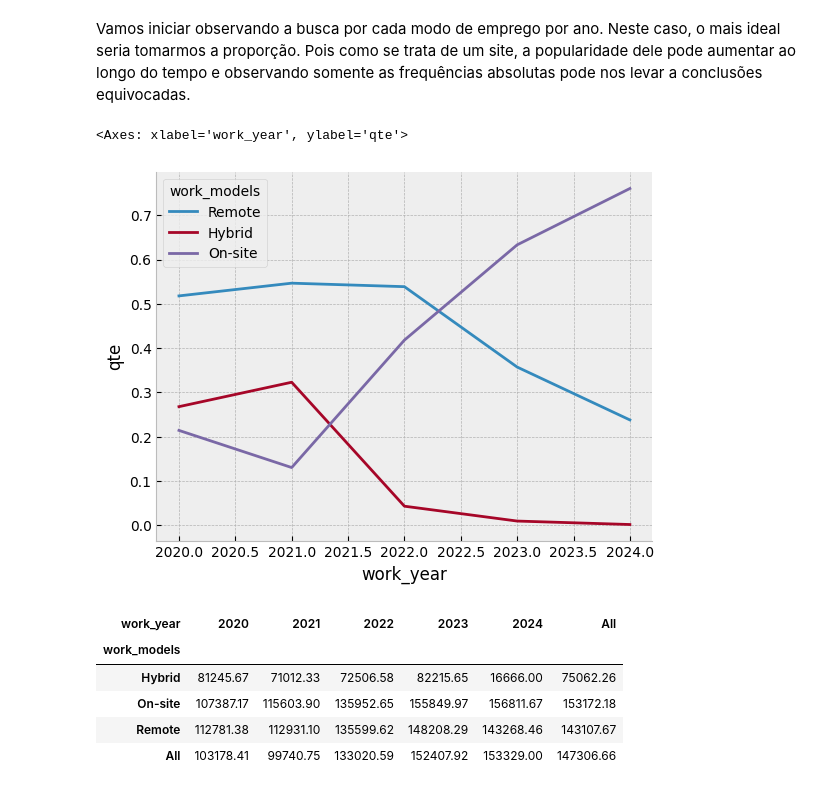
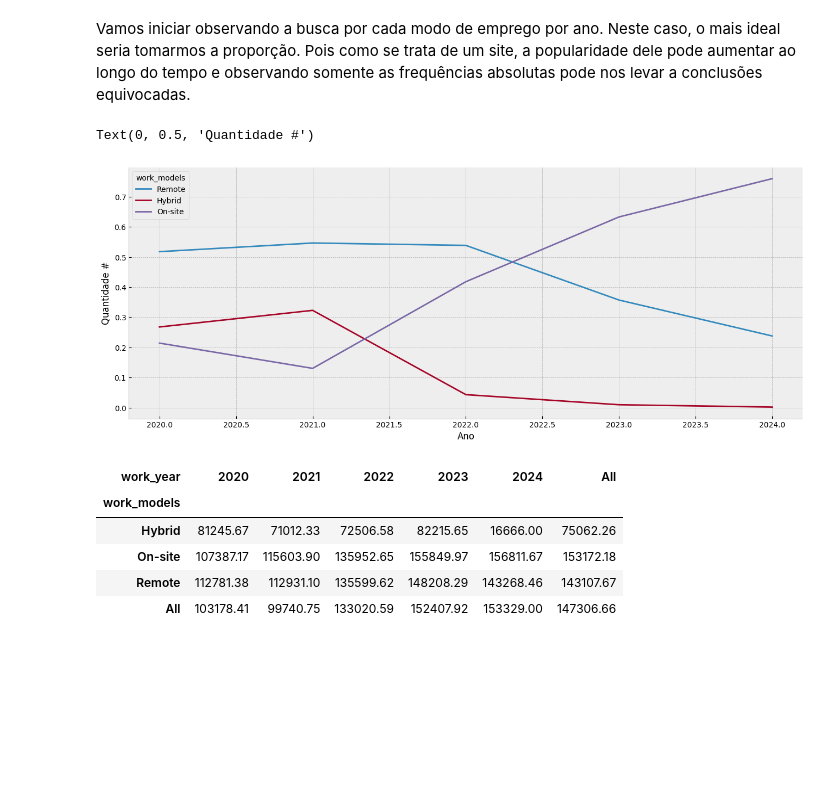
Before and after one commit to Alexandre-Esposte/dive-into-data-careers, a Jupyter notebook: notebook/data_careers_analysis.ipynb, the cells around one changed output. Cells and saved outputs as stored; diff of their text form; code cells hidden in the pictures; blank space fills up the shorter version.

```diff
--- a/notebook/data_careers_analysis.ipynb
+++ b/notebook/data_careers_analysis.ipynb
@@ -62,6 +62,7 @@ import scipy.stats as scstats
 plt.style.use('bmh')
 mpl.rcParams['axes.spines.right'] = False
 mpl.rcParams['axes.spines.top'] = False
+mpl.rcParams['figure.figsize'] = (16, 6)
 # %% [markdown]
 ## **Funções**
 # %%
@@ -815,10 +816,12 @@ Vamos iniciar observando a busca por cada modo de emprego por ano. Neste caso, o
 # %%
 qte_por_ano = estudo.groupby('work_year')['work_models'].value_counts(1).to_frame('qte').reset_index()
 
 sns.lineplot(data=qte_por_ano,x='work_year',y='qte',hue='work_models')
+plt.xlabel('Ano',size=12)
+plt.ylabel('Quantidade #',size=12)
 # %% [output]
-<Axes: xlabel='work_year', ylabel='qte'>
+Text(0, 0.5, 'Quantidade #')
-[figure, old version]
+[figure, new version]
 # %%
 estudo.pivot_table(index = 'work_models',columns='work_year',values='salary_in_usd', margins=True).round(2)
 # %% [output]
```
Also changed, not shown: parts of 25 cells of this notebook.
